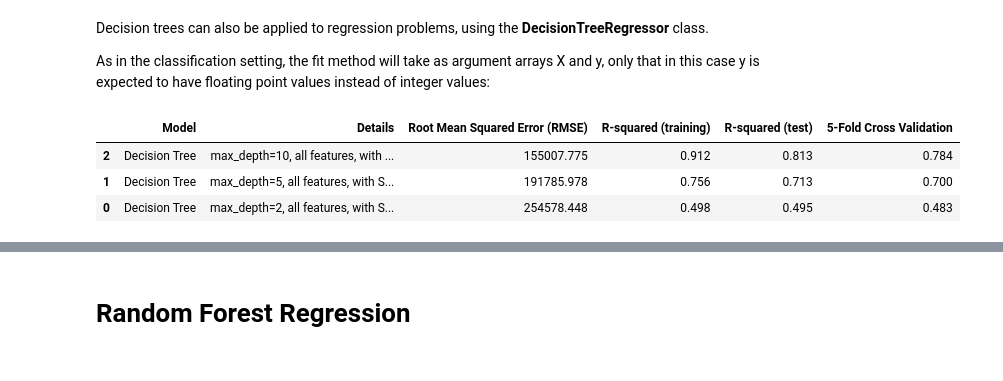
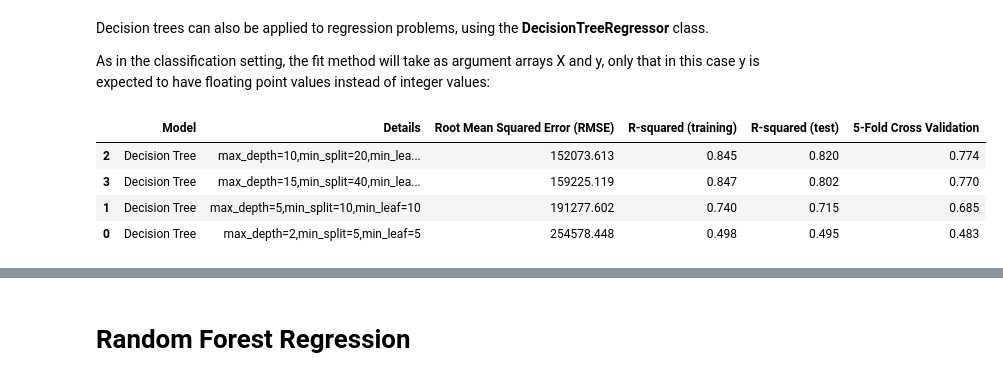
Before and after one commit to omgitsmj24/BOOT_AI_INTERN, a Jupyter notebook: Regression/all_regression_ever.ipynb, the cells around one changed output, grey strips where cells are left out. Drawn from its saved outputs; the diff is of its cells as text; code cells hidden in the pictures.

```diff
--- a/Regression/all_regression_ever.ipynb
+++ b/Regression/all_regression_ever.ipynb
@@ -884,37 +884,40 @@ As in the classification setting, the fit method will take as argument arrays X
 # %%
 from sklearn.tree import DecisionTreeRegressor
 
 evaluation_dtr = pd.DataFrame({'Model': [],'Details':[],'Root Mean Squared Error (RMSE)':[],'R-squared (training)':[],'R-squared (test)':[], '5-Fold Cross Validation':[]})
 
-def DecisionTree(max_depth: int):
-    dtr = DecisionTreeRegressor(criterion = "squared_error", max_depth=max_depth, ccp_alpha=10000, random_state=0)
+def DecisionTree(max_depth: int, min_samples_split: int, min_samples_leaf: int ):
+    dtr = DecisionTreeRegressor(criterion = "squared_error", max_depth=max_depth, min_samples_split=min_samples_split, min_samples_leaf=min_samples_leaf, random_state=0)
     dtr.fit(X_train[features], y_train)
     pred = dtr.predict(X_test[features])
 
     rmse = float(format(np.sqrt(metrics.mean_squared_error(y_test,pred)),'.3f'))
     rtrk = float(format(dtr.score(X_train[features],y_train),'.3f'))
     rtek = float(format(dtr.score(X_test[features],y_test),'.3f'))
     cv = float(format(cross_val_score(dtr,df_dm[features],target,cv=5).mean(),'.3f'))
 
     return rmse, rtrk, rtek, cv
 
-rmsedtr, rtrkdtr, rtekdtr, cv = DecisionTree(2)
-rmsedtr1, rtrkdtr1, rtekdtr1, cv1 = DecisionTree(5)
-rmsedtr2, rtrkdtr2, rtekdtr2, cv2 = DecisionTree(10)
+rmsedtr, rtrkdtr, rtekdtr, cv = DecisionTree(2,5,5)
+rmsedtr1, rtrkdtr1, rtekdtr1, cv1 = DecisionTree(5,10,10)
+rmsedtr2, rtrkdtr2, rtekdtr2, cv2 = DecisionTree(10,20,15)
+rmsedtr3, rtrkdtr3, rtekdtr3, cv3 = DecisionTree(15,40,20)
 
 
 r = evaluation_dtr.shape[0]
 
-evaluation_dtr.loc[r] = ['Decision Tree','max_depth=2, all features, with StandardScaler, alpha=10000',rmsedtr,rtrkdtr,rtekdtr,cv]
-evaluation_dtr.loc[r+1] = ['Decision Tree','max_depth=5, all features, with StandardScaler, alpha=10000',rmsedtr1,rtrkdtr1,rtekdtr1,cv1]
-evaluation_dtr.loc[r+2] = ['Decision Tree','max_depth=10, all features, with StandardScaler, alpha=10000',rmsedtr2,rtrkdtr2,rtekdtr2,cv2]
+evaluation_dtr.loc[r] = ['Decision Tree','max_depth=2,min_split=5,min_leaf=5',rmsedtr,rtrkdtr,rtekdtr,cv]
+evaluation_dtr.loc[r+1] = ['Decision Tree','max_depth=5,min_split=10,min_leaf=10',rmsedtr1,rtrkdtr1,rtekdtr1,cv1]
+evaluation_dtr.loc[r+2] = ['Decision Tree','max_depth=10,min_split=20,min_leaf=15',rmsedtr2,rtrkdtr2,rtekdtr2,cv2]
+evaluation_dtr.loc[r+3] = ['Decision Tree','max_depth=15,min_split=40,min_leaf=20 ',rmsedtr3,rtrkdtr3,rtekdtr3,cv3]
 
 evaluation_dtr.sort_values(by = '5-Fold Cross Validation', ascending=False)
 # %% [output]
 |  | Model | Details | Root Mean Squared Error (RMSE) | R-squared (training) | R-squared (test) | 5-Fold Cross Validation |
-| 2 | Decision Tree | max_depth=10, all features, with ... | 155007.775 | 0.912 | 0.813 | 0.784 |
-| 1 | Decision Tree | max_depth=5, all features, with S... | 191785.978 | 0.756 | 0.713 | 0.700 |
-| 0 | Decision Tree | max_depth=2, all features, with S... | 254578.448 | 0.498 | 0.495 | 0.483 |
+| 2 | Decision Tree | max_depth=10,min_split=20,min_lea... | 152073.613 | 0.845 | 0.820 | 0.774 |
+| 3 | Decision Tree | max_depth=15,min_split=40,min_lea... | 159225.119 | 0.847 | 0.802 | 0.770 |
+| 1 | Decision Tree | max_depth=5,min_split=10,min_leaf=10 | 191277.602 | 0.740 | 0.715 | 0.685 |
+| 0 | Decision Tree | max_depth=2,min_split=5,min_leaf=5 | 254578.448 | 0.498 | 0.495 | 0.483 |
 # %%
 final = pd.concat([final, evaluation_dtr], axis = 0)
 final.sort_values(by='5-Fold Cross Validation', ascending=False, inplace=True)
```
Also changed, not shown: parts of 11 cells of this notebook.
